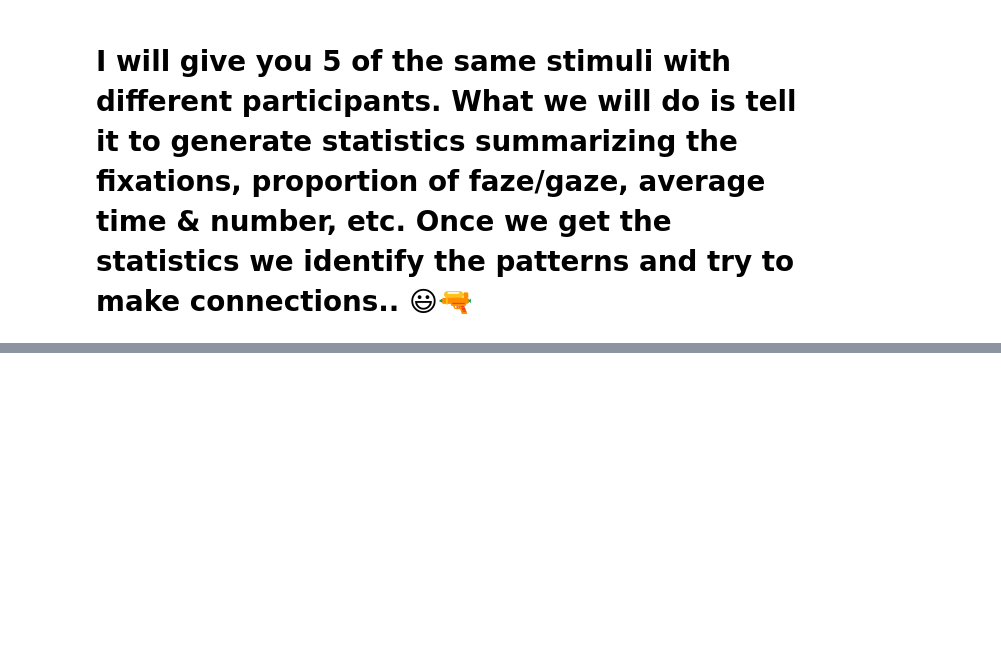
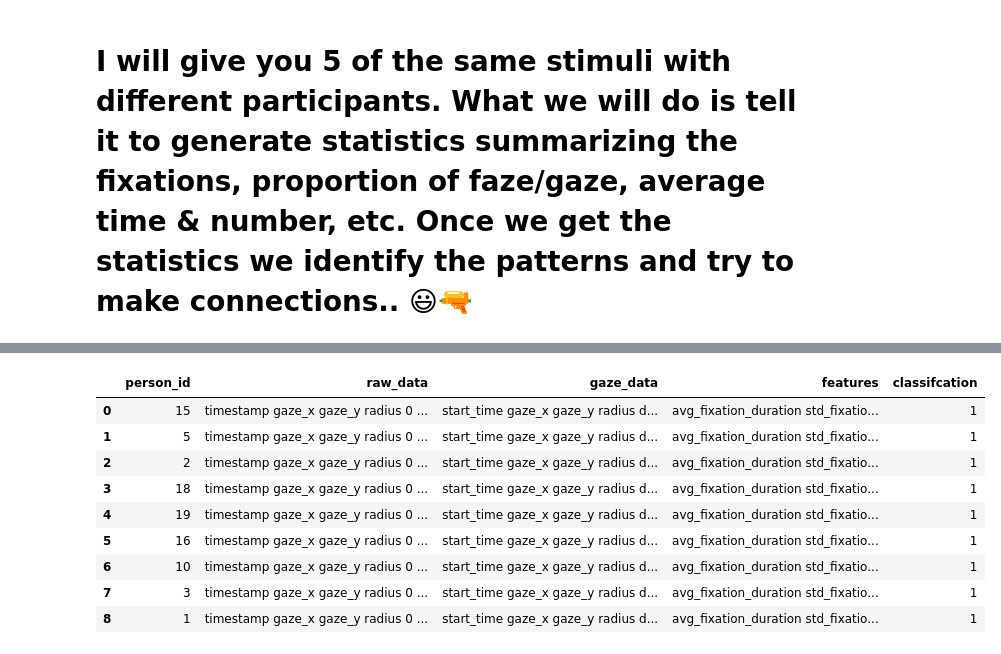
Before and after one commit to jb2467/SMRG_Video, a Jupyter notebook: SMRG.ipynb, the cells around one changed output, grey strips where cells are left out. Saved outputs shown, nothing was run; the diff lists cells and outputs as text; code cells hidden in the pictures; blank space fills up the shorter version.

```diff
--- a/SMRG.ipynb
+++ b/SMRG.ipynb
@@ -333,3 +329,13 @@ cap.release()
 [figure]
 # %% [markdown]
 # I will give you 5 of the same stimuli with different participants. What we will do is tell it to generate statistics summarizing the fixations, proportion of faze/gaze, average time & number, etc. Once we get the statistics we identify the patterns and try to make connections.. 😃🔫
+# %%
+person_data = {
+    'person_id': [1],
+    'raw_data' : [raw_df],
+    'gaze_data' : [gaze_df],
+    'classifcation' : [1]
+}
+
+person_df = pd.DataFrame(person_data)
+person_df.head()
@@ -335,0 +394,14 @@ cap.release()
+# %%
+path = '/content/drive/MyDrive/SMRG/Experiment #1'
+
+print(os.listdir(path))
+
+subfolders = [f for f in os.listdir(path)]
+
+videos = []
+
+for subfolder in subfolders:
+  files = os.listdir(path + '/' + subfolder)
+  for file in files:
+      videos.append(path + '/' + subfolder + '/' + file)
+print(videos)
@@ -335,0 +411,18 @@ cap.release()
+# %%
+import re
+all_data = []
+for video in videos:
+  match = re.search(r"P\s*(\d+)", video)
+  person_id = int(match.group(1))
+  gaze_df, raw_df = analyze_eye_tracking_video(video)
+  person_data = {
+      'person_id': [person_id],
+      'raw_data' : [raw_df],
+      'gaze_data' : [gaze_df],
+      'features' : [pd.DataFrame([extract_features(gaze_df, raw_df)])],
+      'classifcation' : [1]
+  }
+  all_data.append(pd.DataFrame(person_data))
+
+all_data = pd.concat(all_data, ignore_index=True)
+all_data.head()
@@ -335,0 +436,13 @@ cap.release()
+# %%
+all_data.head(10)
+# %% [output]
+|  | person_id | raw_data | gaze_data | features | classifcation |
+| 0 | 15 | timestamp gaze_x gaze_y radius 0 ... | start_time gaze_x gaze_y radius d... | avg_fixation_duration std_fixatio... | 1 |
+| 1 | 5 | timestamp gaze_x gaze_y radius 0 ... | start_time gaze_x gaze_y radius d... | avg_fixation_duration std_fixatio... | 1 |
+| 2 | 2 | timestamp gaze_x gaze_y radius 0 ... | start_time gaze_x gaze_y radius d... | avg_fixation_duration std_fixatio... | 1 |
+| 3 | 18 | timestamp gaze_x gaze_y radius 0 ... | start_time gaze_x gaze_y radius d... | avg_fixation_duration std_fixatio... | 1 |
+| 4 | 19 | timestamp gaze_x gaze_y radius 0 ... | start_time gaze_x gaze_y radius d... | avg_fixation_duration std_fixatio... | 1 |
+| 5 | 16 | timestamp gaze_x gaze_y radius 0 ... | start_time gaze_x gaze_y radius d... | avg_fixation_duration std_fixatio... | 1 |
+| 6 | 10 | timestamp gaze_x gaze_y radius 0 ... | start_time gaze_x gaze_y radius d... | avg_fixation_duration std_fixatio... | 1 |
+| 7 | 3 | timestamp gaze_x gaze_y radius 0 ... | start_time gaze_x gaze_y radius d... | avg_fixation_duration std_fixatio... | 1 |
+| 8 | 1 | timestamp gaze_x gaze_y radius 0 ... | start_time gaze_x gaze_y radius d... | avg_fixation_duration std_fixatio... | 1 |
```
Also changed, not shown: parts of 12 cells of this notebook.
